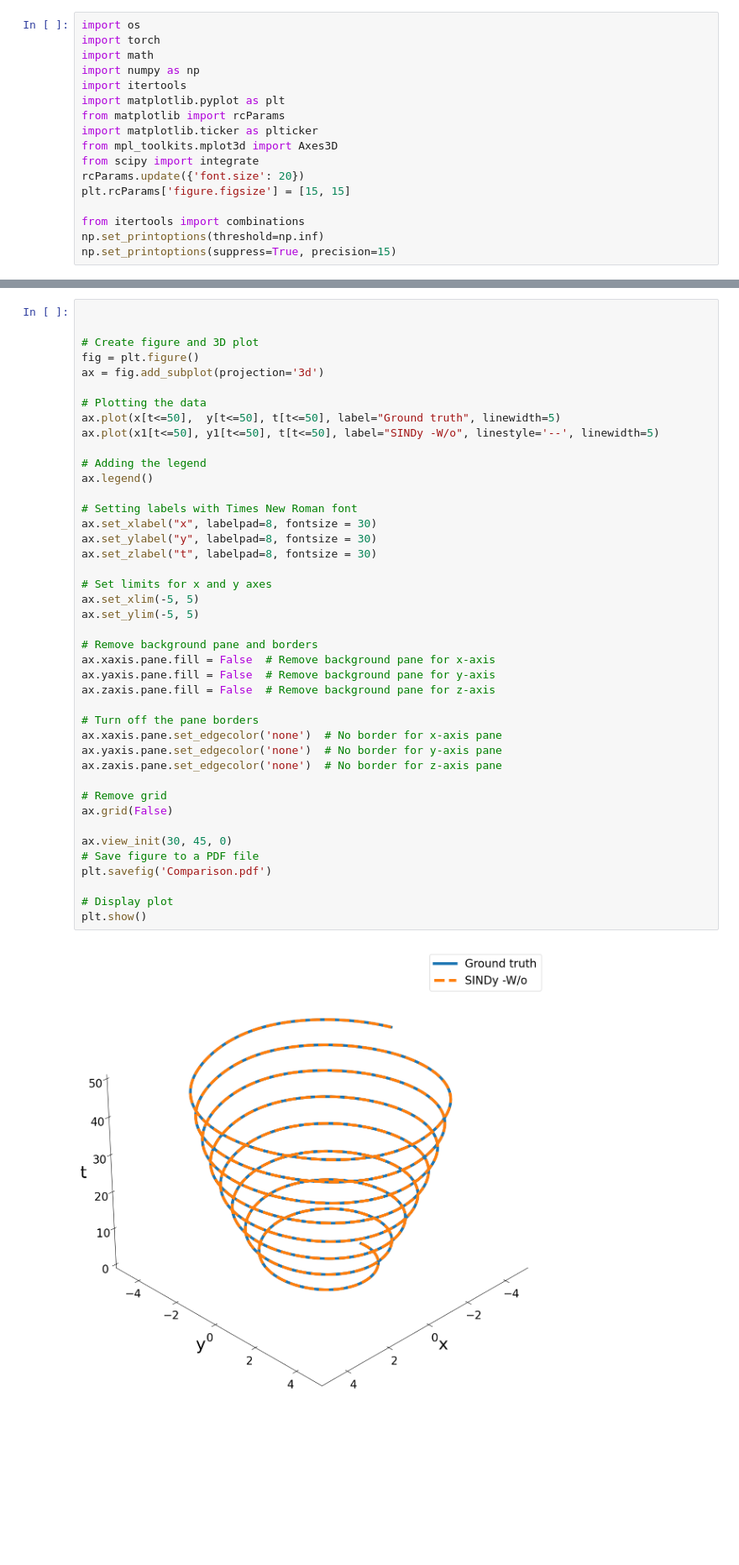
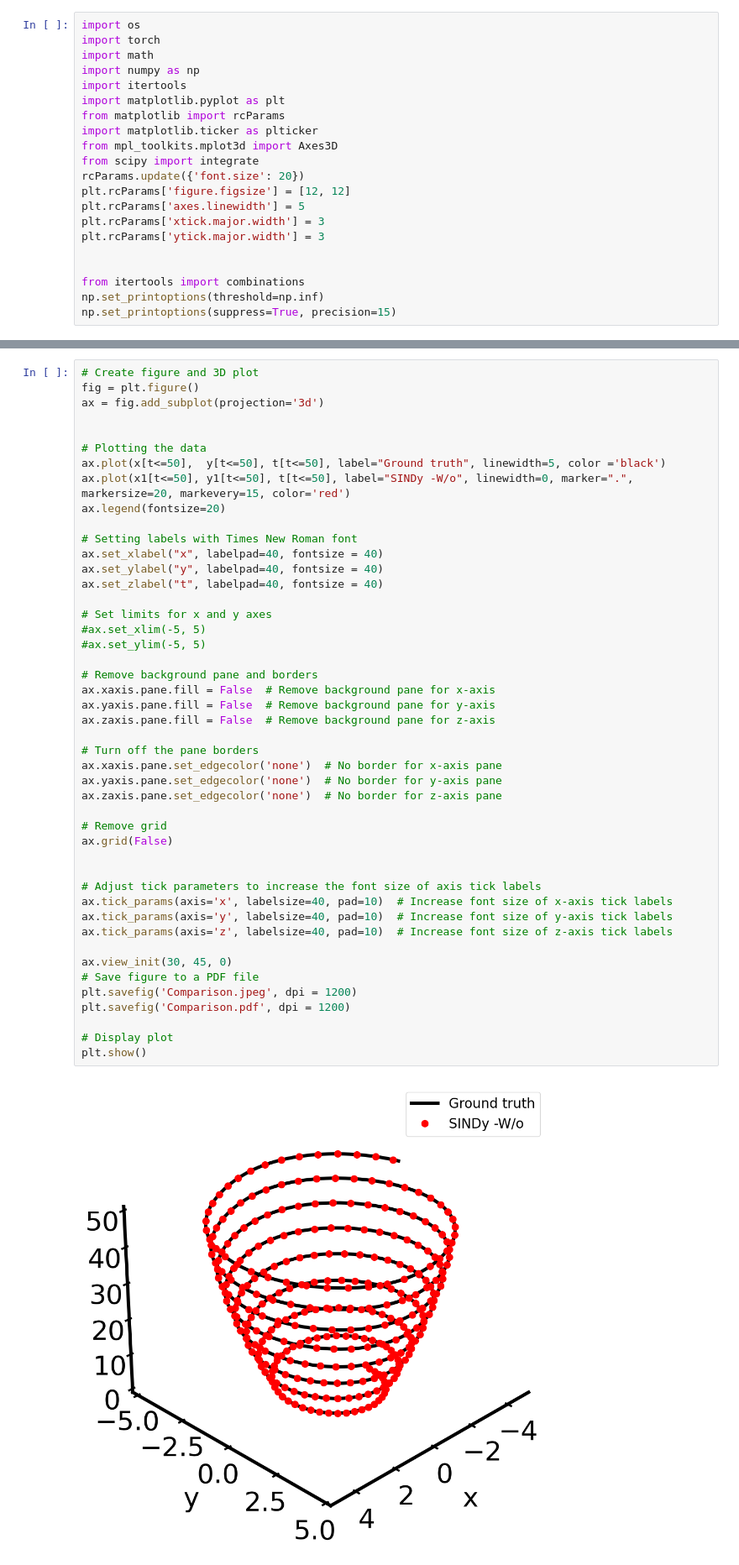
Before and after one commit to siva-viknesh/ADAM-SINDy, a Jupyter notebook: 1_Harmonic_Oscillator/SINDy-W-o_Harmonic_Oscillator.ipynb, the cells around one changed output, grey strips where cells are left out. Shown: that part at 84% size. Drawn from its saved outputs; the diff is of its cells as text; blank space fills up the shorter version.

```diff
--- a/1_Harmonic_Oscillator/SINDy-W-o_Harmonic_Oscillator.ipynb
+++ b/1_Harmonic_Oscillator/SINDy-W-o_Harmonic_Oscillator.ipynb
@@ -17,7 +17,11 @@ import matplotlib.ticker as plticker
 from mpl_toolkits.mplot3d import Axes3D
 from scipy import integrate
 rcParams.update({'font.size': 20})
-plt.rcParams['figure.figsize'] = [15, 15]
+plt.rcParams['figure.figsize'] = [12, 12]
+plt.rcParams['axes.linewidth'] = 5
+plt.rcParams['xtick.major.width'] = 3
+plt.rcParams['ytick.major.width'] = 3
+
 
 from itertools import combinations
 np.set_printoptions(threshold=np.inf)
@@ -282,49 +286,53 @@ x0 = (-2, 0)
 x1_t = integrate.odeint(SINDy_oscillator_deriv, x0, t, rtol=10**(-12),atol=10**(-12)*np.ones_like(x0))
 x1, y1 = x1_t.T
 # %%
-
-
 # Create figure and 3D plot
 fig = plt.figure()
 ax = fig.add_subplot(projection='3d')
 
+
 # Plotting the data
-ax.plot(x[t<=50],  y[t<=50], t[t<=50], label="Ground truth", linewidth=5)
-ax.plot(x1[t<=50], y1[t<=50], t[t<=50], label="SINDy -W/o", linestyle='--', linewidth=5)
-
-# Adding the legend
-ax.legend()
+ax.plot(x[t<=50],  y[t<=50], t[t<=50], label="Ground truth", linewidth=5, color ='black')
+ax.plot(x1[t<=50], y1[t<=50], t[t<=50], label="SINDy -W/o", linewidth=0, marker=".", markersize=20, markevery=15, color='red')
+ax.legend(fontsize=20)
 
 # Setting labels with Times New Roman font
-ax.set_xlabel("x", labelpad=8, fontsize = 30)
-ax.set_ylabel("y", labelpad=8, fontsize = 30)
-ax.set_zlabel("t", labelpad=8, fontsize = 30)
+ax.set_xlabel("x", labelpad=40, fontsize = 40)
+ax.set_ylabel("y", labelpad=40, fontsize = 40)
+ax.set_zlabel("t", labelpad=40, fontsize = 40)
 
 # Set limits for x and y axes
-ax.set_xlim(-5, 5)
-ax.set_ylim(-5, 5)
+#ax.set_xlim(-5, 5)
+#ax.set_ylim(-5, 5)
 
 # Remove background pane and borders
 ax.xaxis.pane.fill = False  # Remove background pane for x-axis
 ax.yaxis.pane.fill = False  # Remove background pane for y-axis
 ax.zaxis.pane.fill = False  # Remove background pane for z-axis
 
 # Turn off the pane borders
 ax.xaxis.pane.set_edgecolor('none')  # No border for x-axis pane
 ax.yaxis.pane.set_edgecolor('none')  # No border for y-axis pane
 ax.zaxis.pane.set_edgecolor('none')  # No border for z-axis pane
 
 # Remove grid
 ax.grid(False)
 
+
+# Adjust tick parameters to increase the font size of axis tick labels
+ax.tick_params(axis='x', labelsize=40, pad=10)  # Increase font size of x-axis tick labels
+ax.tick_params(axis='y', labelsize=40, pad=10)  # Increase font size of y-axis tick labels
+ax.tick_params(axis='z', labelsize=40, pad=10)  # Increase font size of z-axis tick labels
+
 ax.view_init(30, 45, 0)
 # Save figure to a PDF file
-plt.savefig('Comparison.pdf')
+plt.savefig('Comparison.jpeg', dpi = 1200)
+plt.savefig('Comparison.pdf', dpi = 1200)
 
 # Display plot
 plt.show()
 # %% [output]
-[figure, old version]
+[figure, new version]
 # %%
 print(np.linalg.norm(x1_t - x_t, ord=2) / x.size)
 # %% [output]
```
Also changed, not shown: parts of 5 cells of this notebook.
